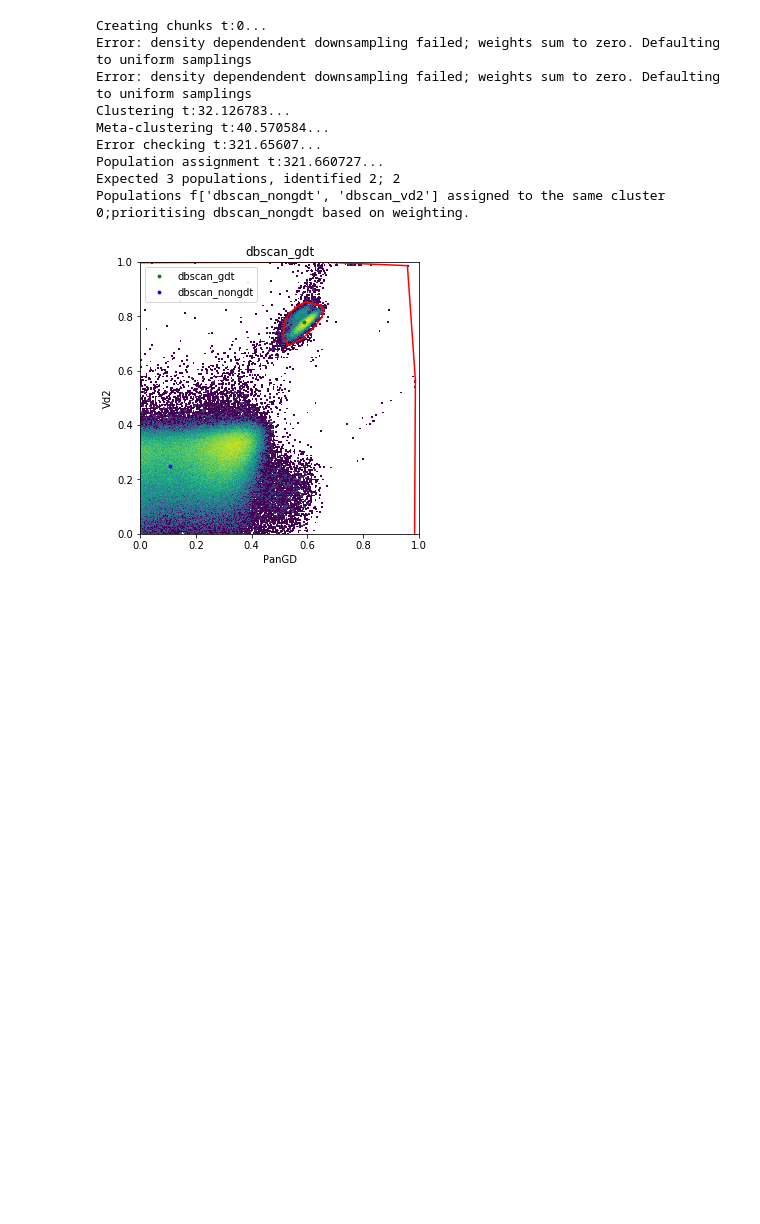
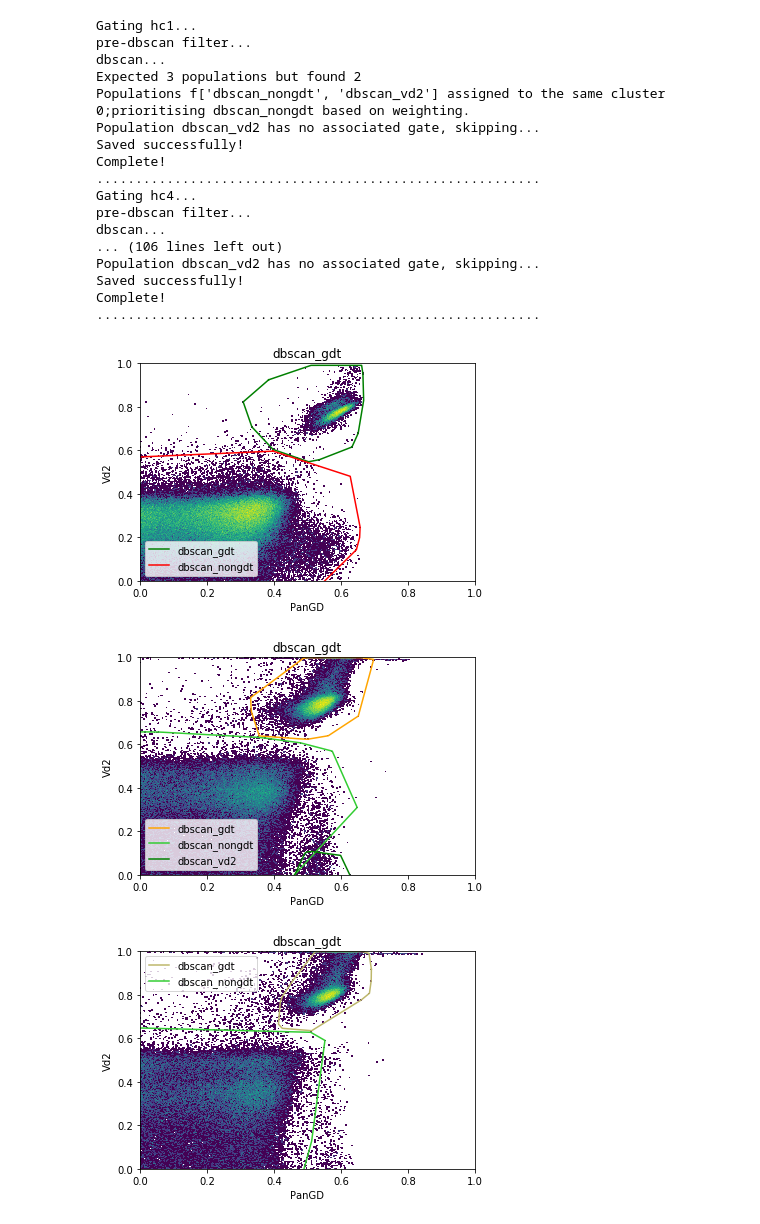
Before and after one commit to burtonrj/CytoPy, a Jupyter notebook: immunova/Notebooks/Testing/Population_Identification_Validation/GDT Cells.ipynb, the cells around one changed output. Saved outputs shown, nothing was run; the diff lists cells and outputs as text; code cells hidden in the pictures; blank space fills up the shorter version.

```diff
--- a/immunova/Notebooks/Testing/Population_Identification_Validation/GDT Cells.ipynb
+++ b/immunova/Notebooks/Testing/Population_Identification_Validation/GDT Cells.ipynb
@@ -50,10 +50,8 @@ exp = FCSExperiment.objects(experiment_id='ILTIS_T1').get()
 samples = exp.list_samples()
 samples = [x for x in samples if x!= 'sep6']
 # %%
-populations_to_remove = ['gmm_gdt', 'gmm_gdtNEG', 'dbscan_gdt', 'dbscan_nongdt', 'dbscan_vd2',
-                        'hdbscan_gdt', 'hdbscan_nongdt', 'hdbscan_vd2', 'dens2d_gdt', 'dens2d_nongdt',
-                        'dens2d_vd2', 'dens2d_noise']
-gates_to_remove = ['gmm_gdt', 'dbscan_gdt', 'hdbscan_gdt', 'dens2d_gdt']
+populations_to_remove = ['dbscan_gdt', 'dbscan_nongdt', 'dbscan_vd2', 'dbscan_cells', 'dbscan_debris']
+gates_to_remove = ['dbscan_gdt', 'dbscan_debris_gate']
 for x in samples:
     hc = Gating(exp, x)
     for p in populations_to_remove:
@@ -158,26 +156,51 @@ for x in samples:
     print('Complete!')
     print('.........................................................')
 # %%
-hc = Gating(exp, 'hc1')
-child_populations = ChildPopulationCollection('cluster')
-child_populations.add_population('dbscan_gdt', target=[0.6, 0.8], weight=2)
-child_populations.add_population('dbscan_nongdt', target=[0.2, 0.2], weight=2)
-child_populations.add_population('dbscan_vd2', target=[0.6, 0.2], weight=1)
+for x in samples:
+    print(f'Gating {x}...')
+    hc = Gating(exp, x)
+    print('pre-dbscan filter...')
+    # Debris Gate
+    child_populations = ChildPopulationCollection('geom')
+    child_populations.add_population('dbscan_cells', definition='+')
+    child_populations.add_population('dbscan_debris', definition='-')
+    gate_definition = dict(x='PanGD', y='Vd2', bottom_cutoff = 0.001, top_cutoff = 0.9999)
+    hc.create_gate(gate_name='dbscan_debris_gate', parent='manual_liveCD3', class_='Static', method='border_gate',
+                    kwargs=gate_definition, child_populations=child_populations)
+    hc.apply('dbscan_debris_gate', plot_output=False)
 
-sampling_kwargs = dict()
-gate_definition = dict(x='PanGD', y='Vd2', min_pop_size=100, distance_nn=0.02,
-                      downsample_method='density', frac=0.2)
-hc.create_gate(gate_name='dbscan_gdt', parent='manual_liveCD3', class_='DensityBasedClustering',
-               method='dbscan', kwargs=gate_definition, child_populations=child_populations)
-hc.apply('dbscan_gdt')
+    print('dbscan...')
+    child_populations = ChildPopulationCollection('cluster')
+    child_populations.add_population('dbscan_gdt', target=[0.6, 0.8], weight=2)
+    child_populations.add_population('dbscan_nongdt', target=[0.2, 0.2], weight=2)
+    child_populations.add_population('dbscan_vd2', target=[0.6, 0.2], weight=1)
+    gate_definition = dict(x='PanGD', y='Vd2', min_pop_size=100, distance_nn=0.03,
+                          downsample_method='density', frac=0.2)
+    hc.create_gate(gate_name='dbscan_gdt', parent='dbscan_cells', class_='DensityBasedClustering',
+                   method='dbscan', kwargs=gate_definition, child_populations=child_populations)
+    performance = timed_apply(sample_go=hc, task_name='Gamma Delta T cells', gate_name='dbscan_gdt',
+                          performance_record=performance, save=True)
+    hc.save(overwrite=True)
+    print('Complete!')
+    print('.........................................................')
 # %% [output]
-Creating chunks t:0...
-Error: density dependendent downsampling failed; weights sum to zero. Defaulting to uniform samplings
-Error: density dependendent downsampling failed; weights sum to zero. Defaulting to uniform samplings
-Clustering t:32.126783...
-Meta-clustering t:40.570584...
-Error checking t:321.65607...
-Population assignment t:321.660727...
-Expected 3 populations, identified 2; 2
+Gating hc1...
+pre-dbscan filter...
+dbscan...
+Expected 3 populations but found 2
 Populations f['dbscan_nongdt', 'dbscan_vd2'] assigned to the same cluster 0;prioritising dbscan_nongdt based on weighting.
+Population dbscan_vd2 has no associated gate, skipping...
+Saved successfully!
+Complete!
+.........................................................
+Gating hc4...
+pre-dbscan filter...
+dbscan...
+... (106 lines left out)
+Population dbscan_vd2 has no associated gate, skipping...
+Saved successfully!
+Complete!
+.........................................................
-[figure, old version]
+[figure, new version]
+[figure, added]
+[figure, added]
```
Also changed, not shown: parts of 21 cells of this notebook, 7 other files.
